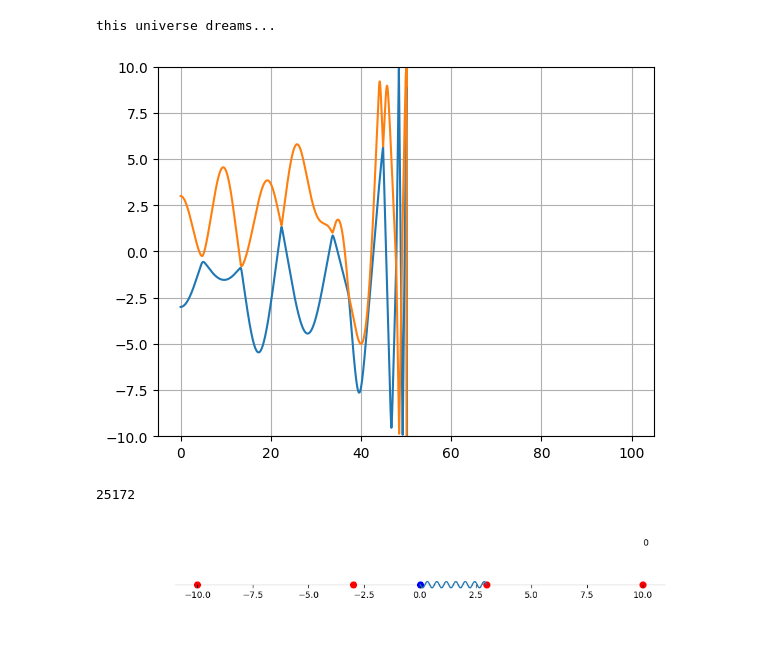
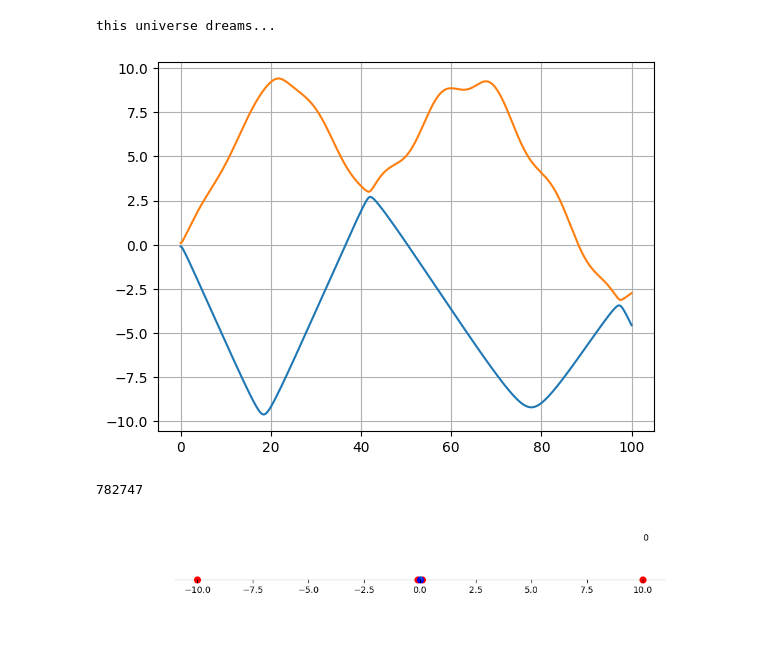
Before and after one commit to FriedRiceHero/dreamtime, a Jupyter notebook: dreamtime.ipynb, the cells around one changed output. Cells and saved outputs as stored; diff of their text form; code cells hidden in the pictures.

Commit message:
started work on vectors

```diff
--- a/dreamtime.ipynb
+++ b/dreamtime.ipynb
@@ -34,14 +34,17 @@ def xForce(particle1,particle2):
     return{particle1: f1,particle2:f2}
 
 def constForce(particle1):
+
     return {particle1:1}
 
 def cForce(particle1,particle2):
     q1=particle1.charges[coulombForce]
     q2=particle2.charges[coulombForce]
-    r=(particle1.x-particle2.x)
+    displacement=vectorFrom(particle1,particle2)
+    r=displacement.magnitude
 
-    f=0.2*q1*q2/abs(r)
+
+    f=0.2*q1*q2/(r**2)
 
     f1=f/r
     f2=-f/r
@@ -53,7 +56,7 @@ def drag(particle):
     f = .1*xdot
     return {particle:f}
 
-here=universe(100,.01,maxDistanceStep=0.01)
+here=universe(100,.01,maxDistanceStep=0.001)
 
 springForce=force(xForce,2)
 springForce.join(here)
@@ -102,18 +110,21 @@ this universe dreams...
 # %%
 %matplotlib inline
 import matplotlib.pyplot as plt
 import matplotlib.animation as animation
 plt.clf()
 plt.plot(times,path2)
 plt.plot(times,path3)
-plt.ylim(-10,10)
+'''
+plt.ylim(-.001,.001)
+plt.xlim(78.538,78.541)
+'''
 plt.grid()
 #plt.hlines([10,-10],0,100)
 plt.show()
 len(times)
 # %% [output]
-[figure, old version]
+[figure, new version]
-25172
+782747
 # %%
 %matplotlib widget
 import matplotlib
@@ -157,6 +168,6 @@ def update(frame):
     #return (scatter2,scatter3,whatTime)
     return (scatter2,scatter3,scatterSpring,whatTime,spring)
 
-anim=animation.FuncAnimation(fig=fig,func=update,frames=1000,interval=30)
+anim=animation.FuncAnimation(fig=fig,func=update,frames=1000,interval=10)
 # %% [output]
-[figure, old version]
+[figure, new version]
```
Also changed, not shown: parts of 4 cells of this notebook, 5 other files.
